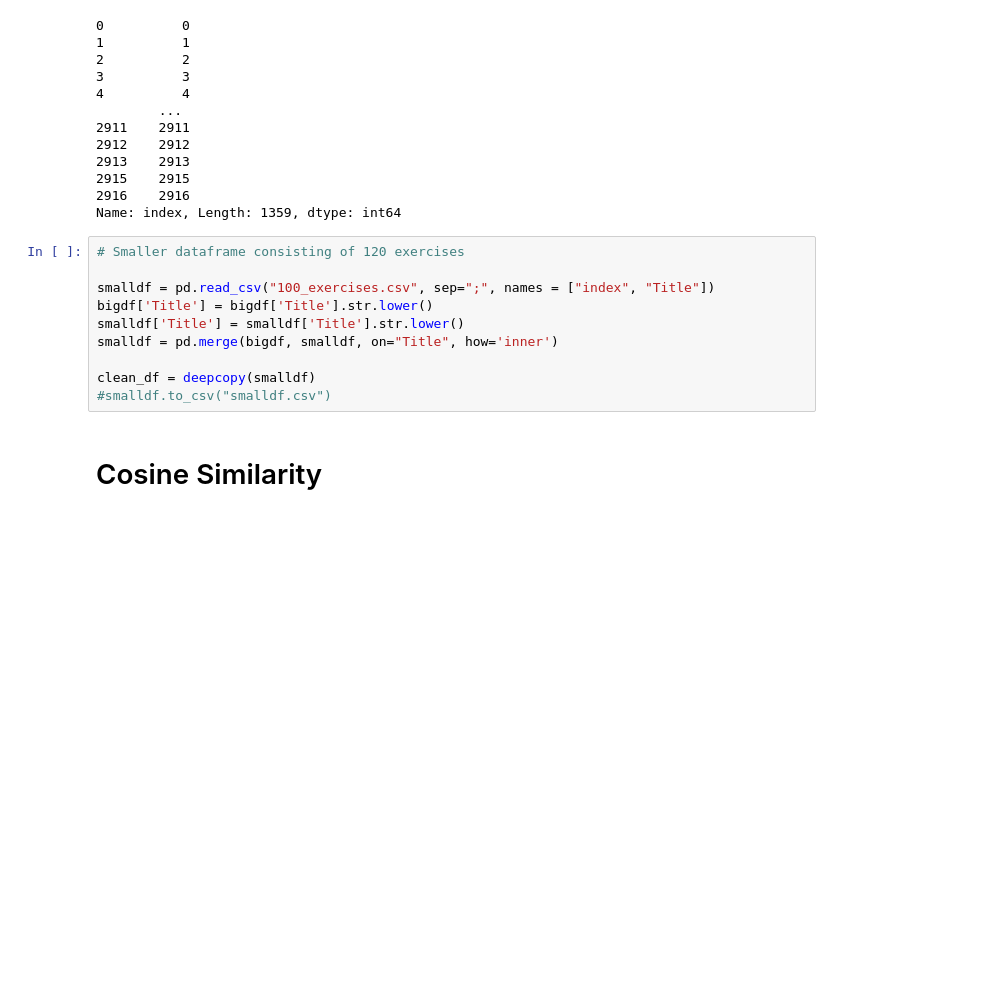
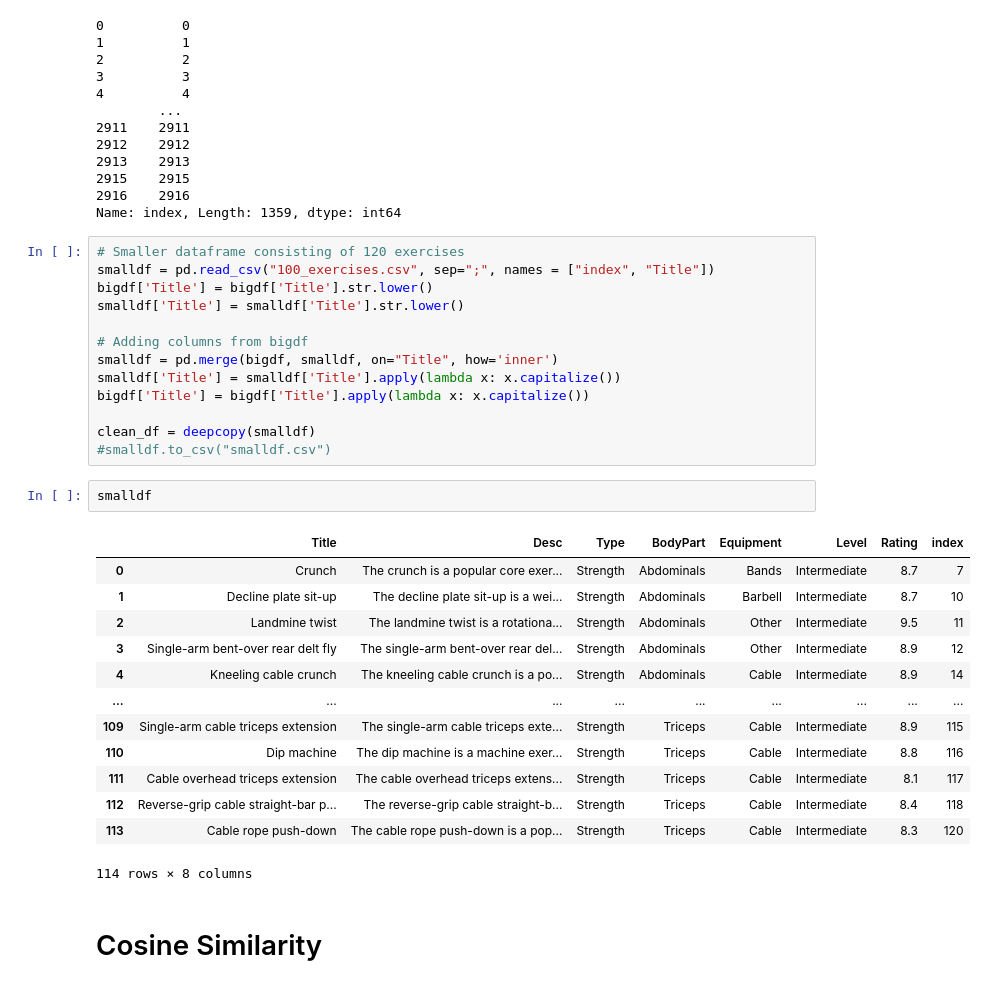
Before and after one commit to tordbm/Exercise-Recommender-System, a Jupyter notebook: recsys.ipynb, the cells around one changed output. Saved outputs shown, nothing was run; the diff lists cells and outputs as text; blank space fills up the shorter version.

```diff
--- a/recsys.ipynb
+++ b/recsys.ipynb
@@ -201,14 +197,33 @@ bigdf.pop(bigdf.columns[0])
 Name: index, Length: 1359, dtype: int64
 # %%
 # Smaller dataframe consisting of 120 exercises
-
 smalldf = pd.read_csv("100_exercises.csv", sep=";", names = ["index", "Title"])
 bigdf['Title'] = bigdf['Title'].str.lower()
 smalldf['Title'] = smalldf['Title'].str.lower()
+
+# Adding columns from bigdf
 smalldf = pd.merge(bigdf, smalldf, on="Title", how='inner')
+smalldf['Title'] = smalldf['Title'].apply(lambda x: x.capitalize())
+bigdf['Title'] = bigdf['Title'].apply(lambda x: x.capitalize())
 
 clean_df = deepcopy(smalldf)
 #smalldf.to_csv("smalldf.csv")
+# %%
+smalldf
+# %% [output]
+|  | Title | Desc | Type | BodyPart | Equipment | Level | Rating | index |
+| 0 | Crunch | The crunch is a popular core exer... | Strength | Abdominals | Bands | Intermediate | 8.7 | 7 |
+| 1 | Decline plate sit-up | The decline plate sit-up is a wei... | Strength | Abdominals | Barbell | Intermediate | 8.7 | 10 |
+| 2 | Landmine twist | The landmine twist is a rotationa... | Strength | Abdominals | Other | Intermediate | 9.5 | 11 |
+| 3 | Single-arm bent-over rear delt fly | The single-arm bent-over rear del... | Strength | Abdominals | Other | Intermediate | 8.9 | 12 |
+| 4 | Kneeling cable crunch | The kneeling cable crunch is a po... | Strength | Abdominals | Cable | Intermediate | 8.9 | 14 |
+| ... | ... | ... | ... | ... | ... | ... | ... | ... |
+| 109 | Single-arm cable triceps extension | The single-arm cable triceps exte... | Strength | Triceps | Cable | Intermediate | 8.9 | 115 |
+| 110 | Dip machine | The dip machine is a machine exer... | Strength | Triceps | Cable | Intermediate | 8.8 | 116 |
+| 111 | Cable overhead triceps extension | The cable overhead triceps extens... | Strength | Triceps | Cable | Intermediate | 8.1 | 117 |
+| 112 | Reverse-grip cable straight-bar p... | The reverse-grip cable straight-b... | Strength | Triceps | Cable | Intermediate | 8.4 | 118 |
+| 113 | Cable rope push-down | The cable rope push-down is a pop... | Strength | Triceps | Cable | Intermediate | 8.3 | 120 |
+114 rows × 8 columns
 # %% [markdown]
 <h1>Cosine Similarity</h1>
 # %%
```
Also changed, not shown: parts of 12 cells of this notebook.
